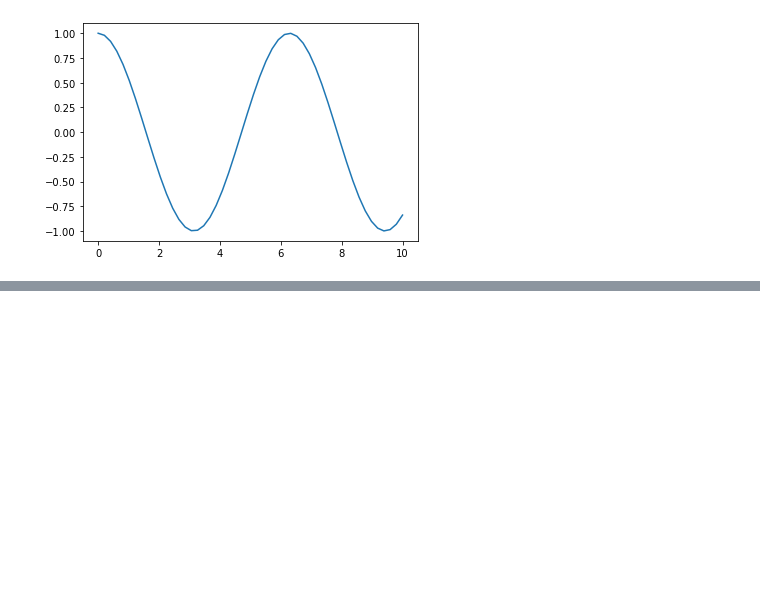
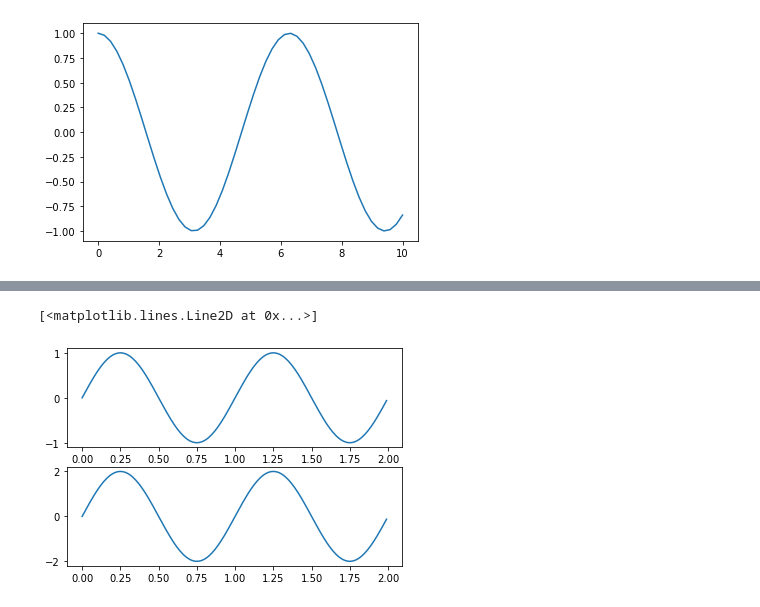
Before and after one commit to toarnabtrainer/AEC_ML_Batch-1, a Jupyter notebook: Data Visualization.ipynb, the cells around one changed output, grey strips where cells are left out. Cells and saved outputs as stored; diff of their text form; code cells hidden in the pictures; blank space fills up the shorter version.

```diff
--- a/Data Visualization.ipynb
+++ b/Data Visualization.ipynb
@@ -50,0 +94,16 @@ plt.show()
+# %%
+import matplotlib.pyplot as plt
+import numpy as np
+
+t = np.arange(0.0, 2.0, 0.01)
+s1 = np.sin(2*np.pi*t)
+s2 = np.sin(4*np.pi*t)
+# %%
+plt.figure(1)
+plt.subplot(211)
+plt.plot(t, s1)
+plt.subplot(212)
+plt.plot(t, 2*s1)
+# %% [output]
+[<matplotlib.lines.Line2D at 0x...>]
+[figure, added]
```
Also changed, not shown: parts of 5 cells of this notebook.
